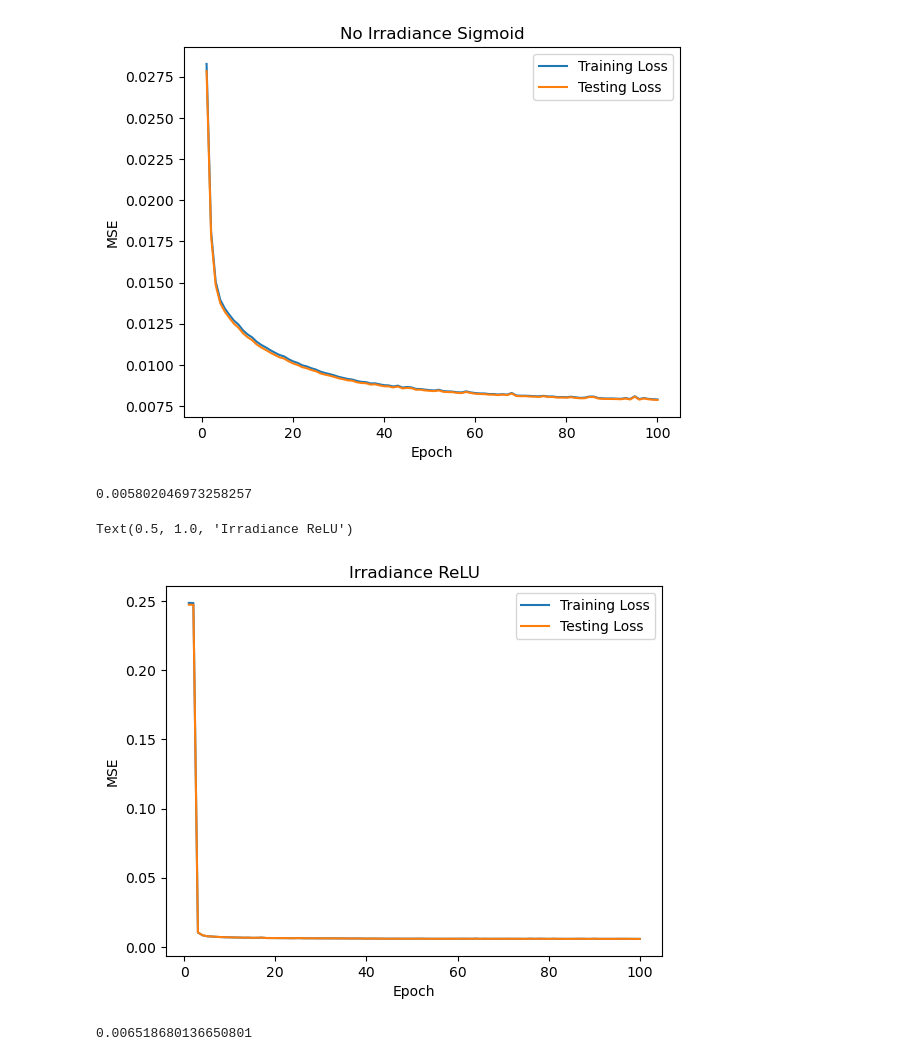
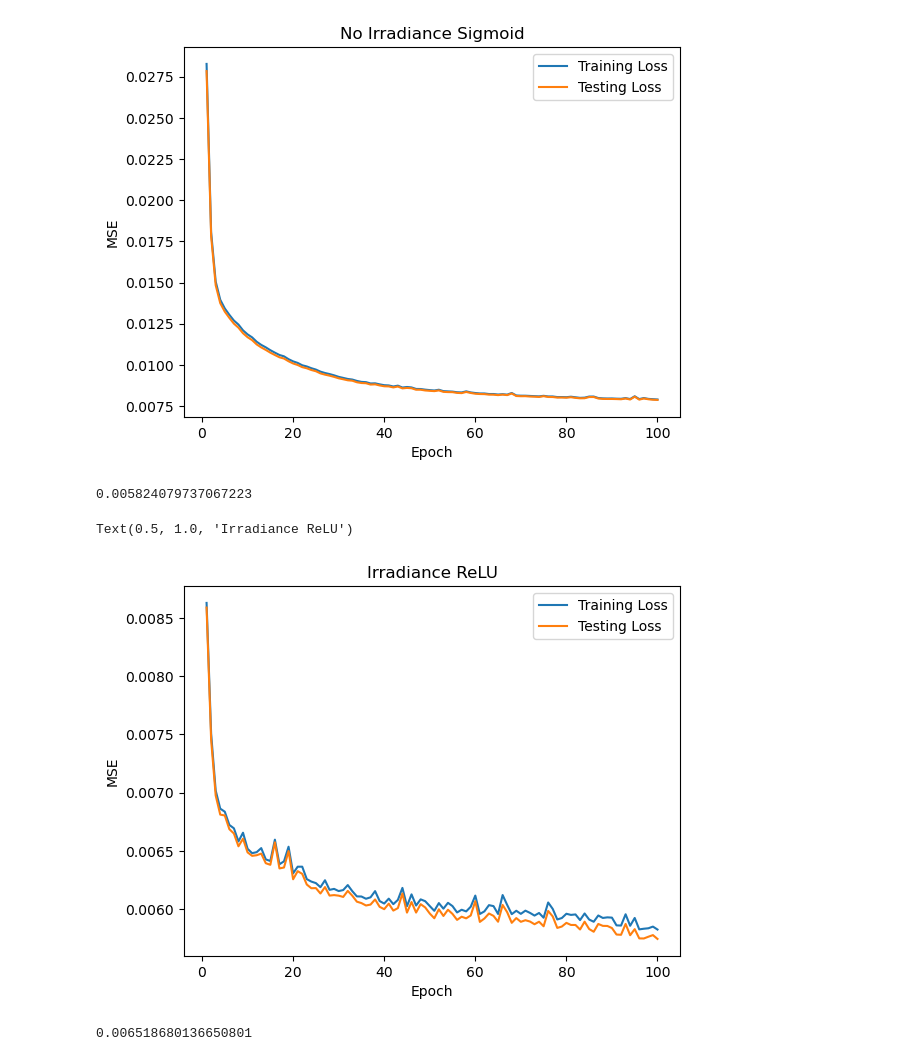
Before and after one commit to andrewdean1/solar-searcher, a Jupyter notebook: Notebooks/Models/fullModels.ipynb, the cells around one changed output. Cells and saved outputs as stored; diff of their text form; code cells hidden in the pictures.

```diff
--- a/Notebooks/Models/fullModels.ipynb
+++ b/Notebooks/Models/fullModels.ipynb
@@ -65,17 +65,17 @@ Text(0.5, 1.0, 'No Irradiance Sigmoid')
 [figure]
 # %%
 x = np.linspace(1,100, 100, dtype = 'int')
-losses = np.loadtxt('../../Data/csvs/model/loss_irr_relu.txt')
-plt.plot(x, losses[:,0], label = 'Training Loss')
-plt.plot(x, losses[:,1], label = 'Testing Loss')
-print(losses[:,0][-1])
+losses2 = np.loadtxt('../../Data/csvs/model/loss_irr_relu_v2.txt')
+plt.plot(x, losses2[:,0], label = 'Training Loss')
+plt.plot(x, losses2[:,1], label = 'Testing Loss')
+print(losses2[:,0][-1])
 plt.ylabel('MSE')
 plt.xlabel('Epoch')
 plt.legend()
 plt.title('Irradiance ReLU')
 # %% [output]
-0.005802046973258257
+0.005824079737067223
 Text(0.5, 1.0, 'Irradiance ReLU')
-[figure, old version]
+[figure, new version]
 # %%
 x = np.linspace(1,100, 100, dtype = 'int')
```
Also changed, not shown: parts of 4 cells of this notebook, 2 other files.
